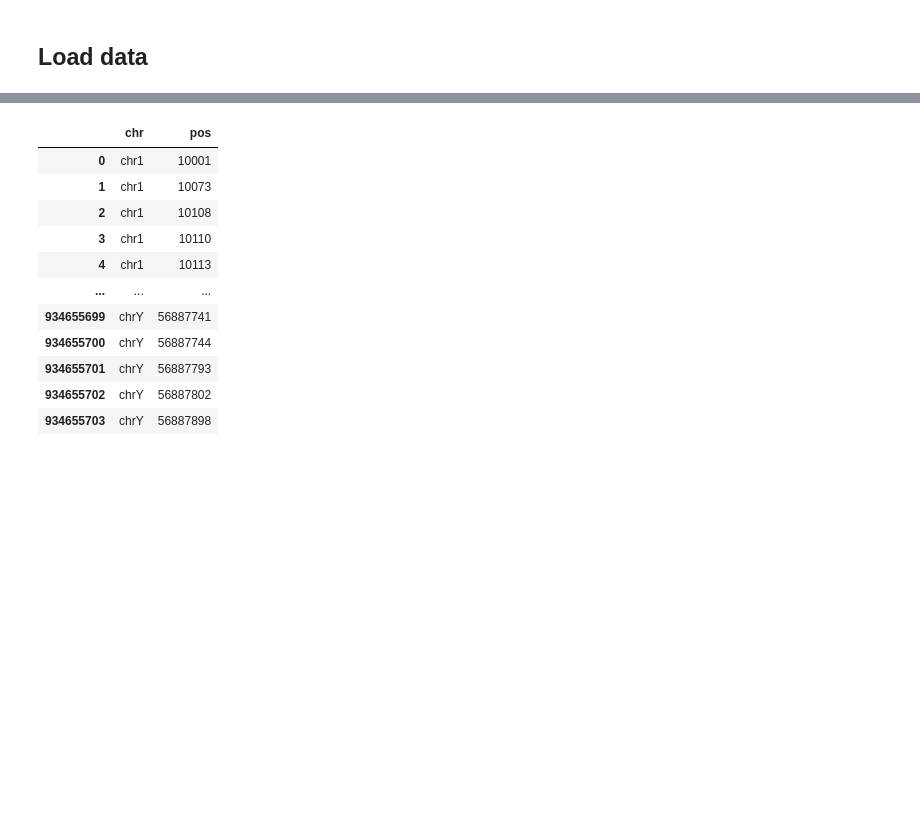
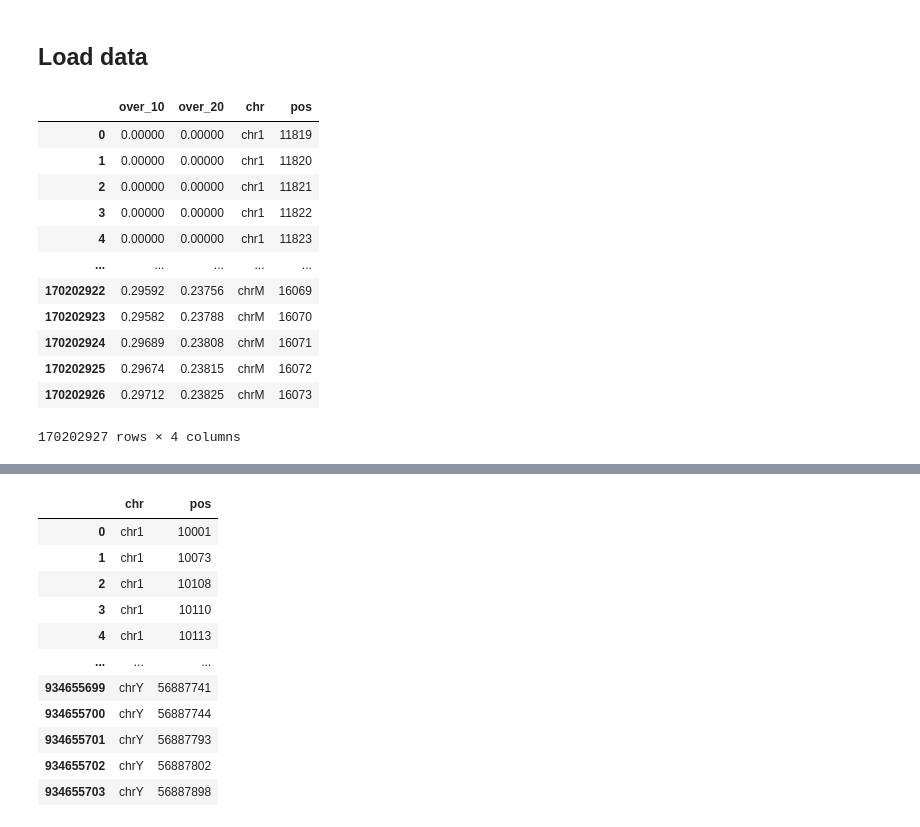
Before and after one commit to healthcare-medicine-ai/wgs-constraint-llm, a Jupyter notebook: AoU Mutation Predictions.ipynb, the cells around one changed output, grey strips where cells are left out. Drawn from its saved outputs; the diff is of its cells as text; code cells hidden in the pictures; blank space fills up the shorter version.

```diff
--- a/AoU Mutation Predictions.ipynb
+++ b/AoU Mutation Predictions.ipynb
@@ -226,3 +243,31 @@ def plot_hist_from_predictions(predictions_df):
     plt.show()
 # %% [markdown]
 ## Load data
+# %%
+with gzip.open(coverage_file_path, 'rt') as coverage_file:
+    # Read the file into a pandas DataFrame
+    coverage_df = pd.read_csv(coverage_file, sep='\t',
+                             usecols=['locus', 'over_10', 'over_20'])
+
+# Expand locus column
+coverage_df[['chr', 'pos']] = coverage_df['locus'].str.split(':', expand=True)
+coverage_df['pos'] = coverage_df['pos'].astype(int)
+
+# Drop the original locus column
+coverage_df = coverage_df.drop('locus', axis=1)
+
+coverage_df
+# %% [output]
+|  | over_10 | over_20 | chr | pos |
+| 0 | 0.00000 | 0.00000 | chr1 | 11819 |
+| 1 | 0.00000 | 0.00000 | chr1 | 11820 |
+| 2 | 0.00000 | 0.00000 | chr1 | 11821 |
+| 3 | 0.00000 | 0.00000 | chr1 | 11822 |
+| 4 | 0.00000 | 0.00000 | chr1 | 11823 |
+| ... | ... | ... | ... | ... |
+| 170202922 | 0.29592 | 0.23756 | chrM | 16069 |
+| 170202923 | 0.29582 | 0.23788 | chrM | 16070 |
+| 170202924 | 0.29689 | 0.23808 | chrM | 16071 |
+| 170202925 | 0.29674 | 0.23815 | chrM | 16072 |
+| 170202926 | 0.29712 | 0.23825 | chrM | 16073 |
+170202927 rows × 4 columns
```
Also changed, not shown: parts of 8 cells of this notebook, 5 other files.
